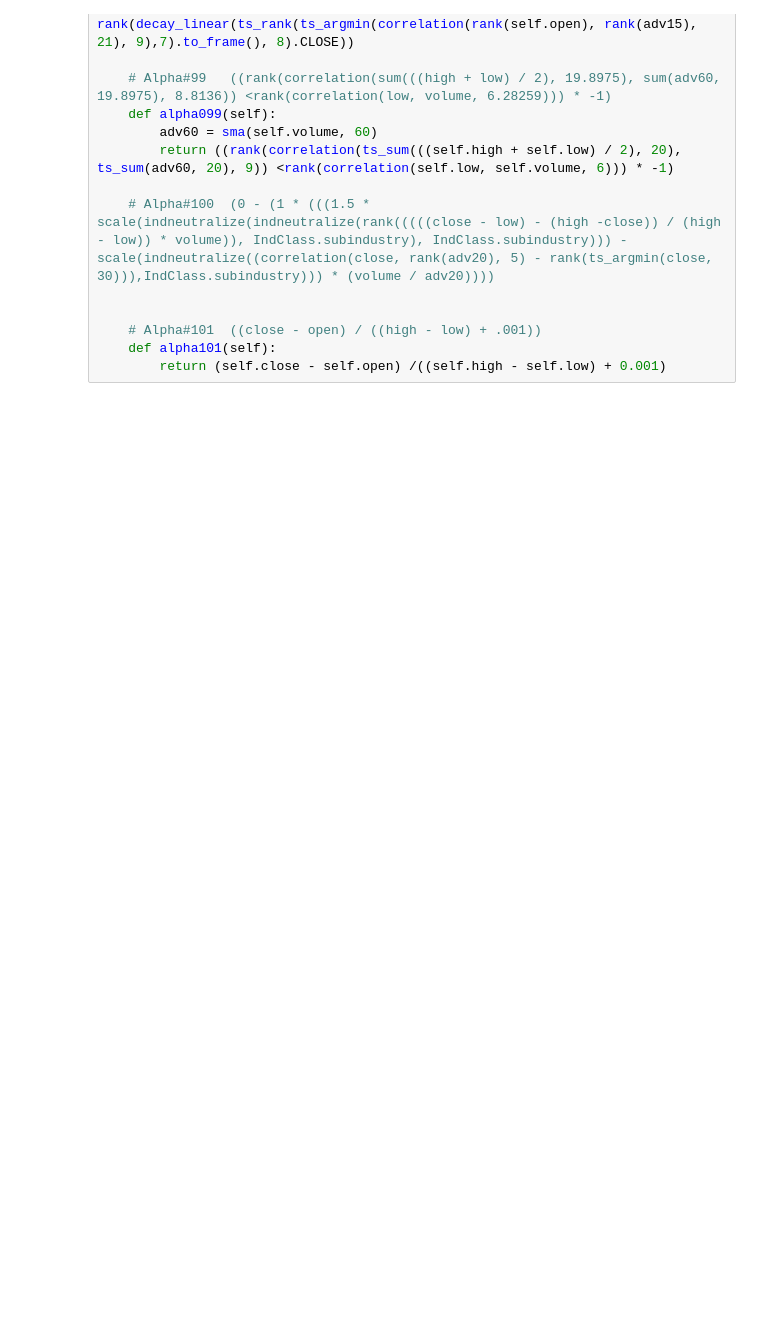
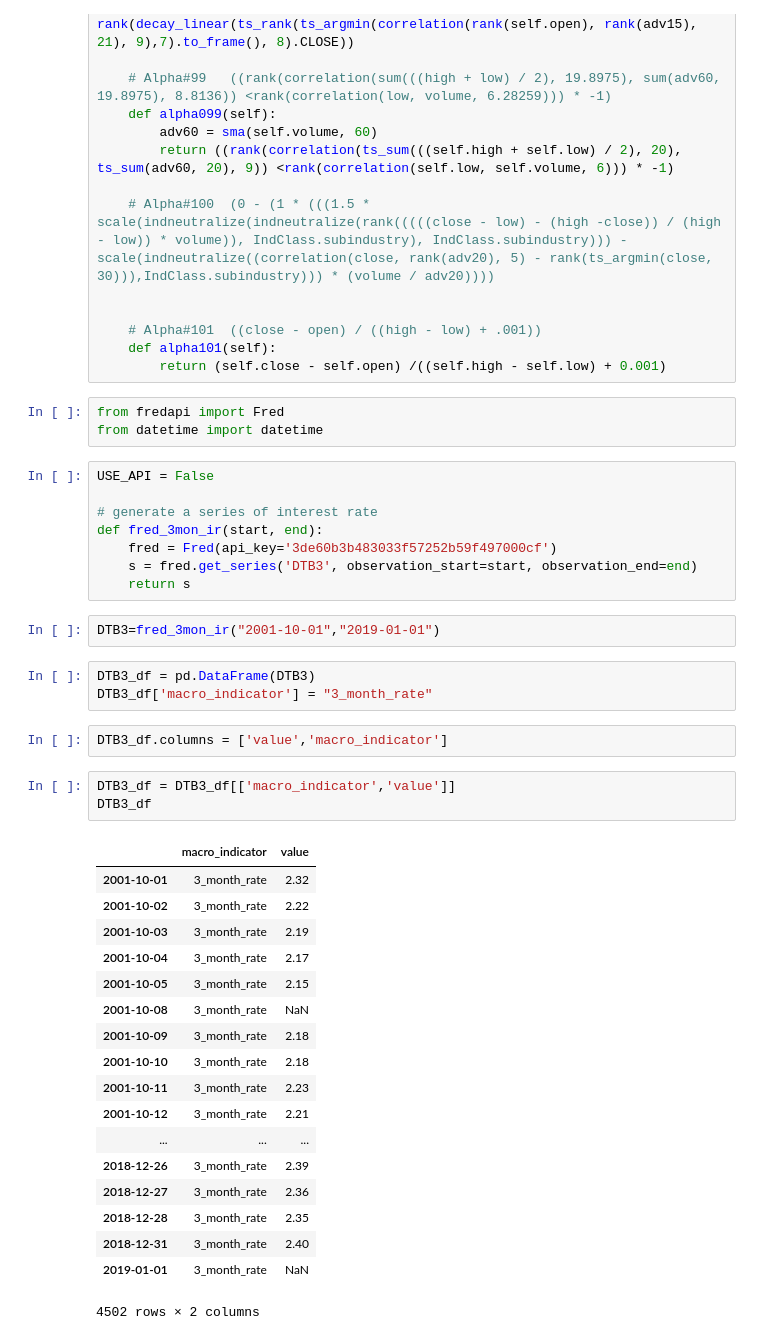
Before and after one commit to bradsun91/brad_public_workspace_mac, a Jupyter notebook: research_factors.ipynb, the cells around one changed output. Drawn from its saved outputs; the diff is of its cells as text; blank space fills up the shorter version.

```diff
--- a/research_factors.ipynb
+++ b/research_factors.ipynb
@@ -896,3 +933,43 @@ class Alphas(object):
     # Alpha#101	 ((close - open) / ((high - low) + .001))
     def alpha101(self):
         return (self.close - self.open) /((self.high - self.low) + 0.001)
+# %%
+from fredapi import Fred
+from datetime import datetime
+# %%
+USE_API = False
+
+# generate a series of interest rate
+def fred_3mon_ir(start, end):
+    fred = Fred(api_key='3de60b3b483033f57252b59f497000cf')
+    s = fred.get_series('DTB3', observation_start=start, observation_end=end)
+    return s
+# %%
+DTB3=fred_3mon_ir("2001-10-01","2019-01-01")
+# %%
+DTB3_df = pd.DataFrame(DTB3)
+DTB3_df['macro_indicator'] = "3_month_rate"
+# %%
+DTB3_df.columns = ['value','macro_indicator']
+# %%
+DTB3_df = DTB3_df[['macro_indicator','value']]
+DTB3_df
+# %% [output]
+|  | macro_indicator | value |
+| 2001-10-01 | 3_month_rate | 2.32 |
+| 2001-10-02 | 3_month_rate | 2.22 |
+| 2001-10-03 | 3_month_rate | 2.19 |
+| 2001-10-04 | 3_month_rate | 2.17 |
+| 2001-10-05 | 3_month_rate | 2.15 |
+| 2001-10-08 | 3_month_rate | NaN |
+| 2001-10-09 | 3_month_rate | 2.18 |
+| 2001-10-10 | 3_month_rate | 2.18 |
+| 2001-10-11 | 3_month_rate | 2.23 |
+| 2001-10-12 | 3_month_rate | 2.21 |
+| ... | ... | ... |
+| 2018-12-26 | 3_month_rate | 2.39 |
+| 2018-12-27 | 3_month_rate | 2.36 |
+| 2018-12-28 | 3_month_rate | 2.35 |
+| 2018-12-31 | 3_month_rate | 2.40 |
+| 2019-01-01 | 3_month_rate | NaN |
+4502 rows × 2 columns
```
Also changed, not shown: parts of 6 cells of this notebook, 1 other file.
